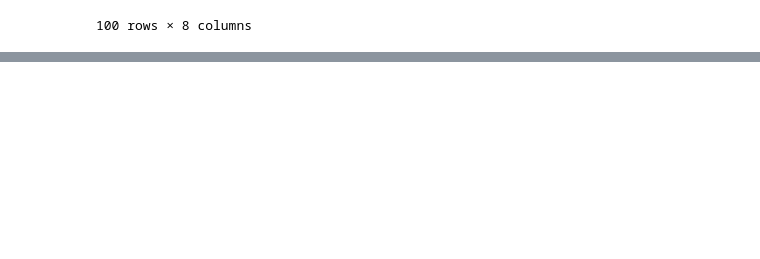
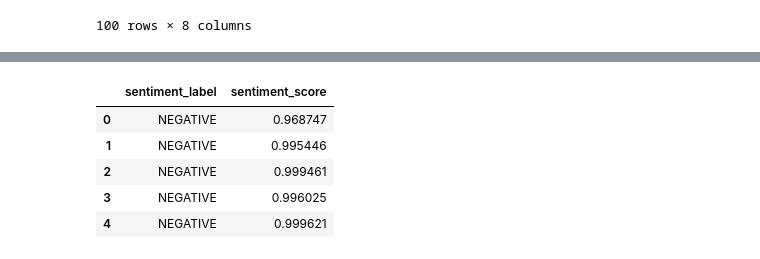
Before and after one commit to juliette-garcia/forage-ba-data-task, a Jupyter notebook: scraper.ipynb, the cells around one changed output, grey strips where cells are left out. Saved outputs shown, nothing was run; the diff lists cells and outputs as text; code cells hidden in the pictures; blank space fills up the shorter version.

```diff
--- a/scraper.ipynb
+++ b/scraper.ipynb
@@ -70,0 +114,17 @@ df
+# %%
+# iternate through all of the reviews and make a dataframe containing the sentiments of each review
+sent_df = pd.DataFrame(columns=['sentiment_label', 'sentiment_score'])
+
+for index, row in df.iterrows():
+    text = row['text'][:512] # truncating the string to 512 chars. This is the limit for the model
+    result = classifier(text) # classifier returns a list of length 1 containing a dict with two keys ('label' and 'score')
+    sent_df.loc[len(sent_df)] = [result[0]['label'], result[0]['score']]
+
+sent_df.head()
+# %% [output]
+|  | sentiment_label | sentiment_score |
+| 0 | NEGATIVE | 0.968747 |
+| 1 | NEGATIVE | 0.995446 |
+| 2 | NEGATIVE | 0.999461 |
+| 3 | NEGATIVE | 0.996025 |
+| 4 | NEGATIVE | 0.999621 |
```
Also changed, not shown: parts of 7 cells of this notebook.
